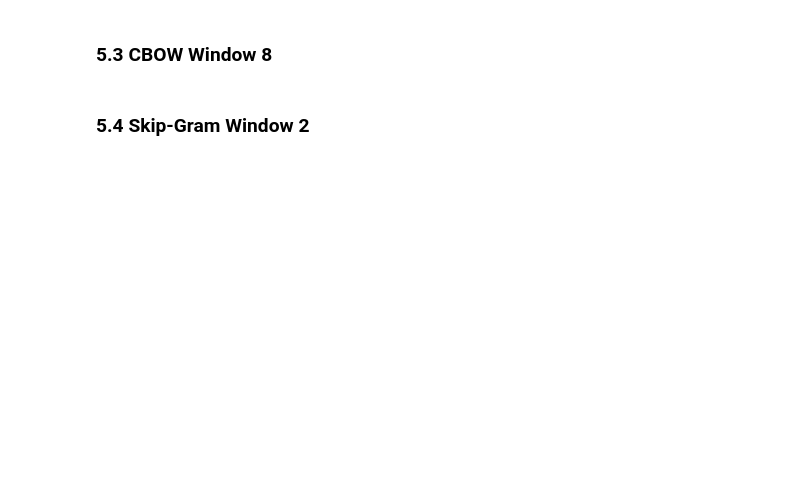
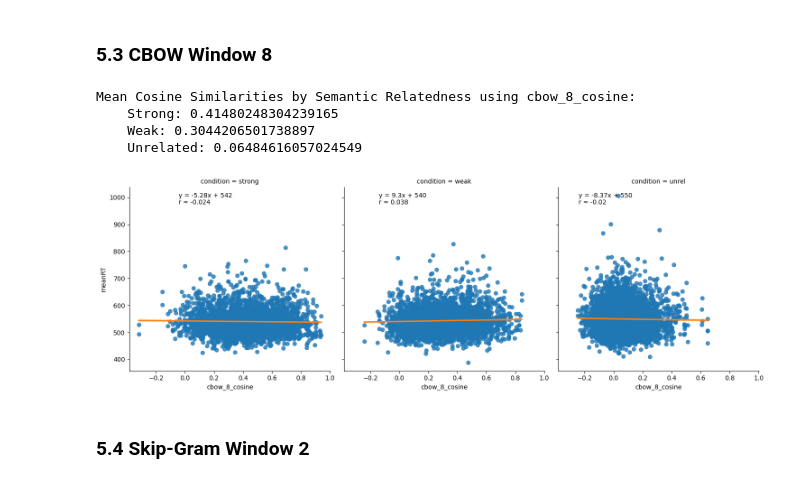
Before and after one commit to daanbrugmans/ru-computational-psycholinguistics-23-24, a Jupyter notebook: assignment-1/main.ipynb, the cells around one changed output. Saved outputs shown, nothing was run; the diff lists cells and outputs as text; code cells hidden in the pictures; blank space fills up the shorter version.

```diff
--- a/assignment-1/main.ipynb
+++ b/assignment-1/main.ipynb
@@ -102,4 +163,16 @@ skipgram_window_8 = Word2Vec.load(os.path.join(MODEL_DIR, "skipgram_window_8.wav
 # %% [markdown]
 ### 5.3 CBOW Window 8
+# %%
+test_df["cbow_8_cosine"] = test_df.apply(calculate_cosine_similarities, word2vec_model=cbow_window_8, axis=1)
+
+print_mean_cosine_similarity_by_semantic_relatedness(test_df, "cbow_8_cosine")
+
+plot_cosine_similarity_as_predictor_of_priming_effect(test_df, "cbow_8_cosine")
+# %% [output]
+Mean Cosine Similarities by Semantic Relatedness using cbow_8_cosine:
+    Strong: 0.41480248304239165
+    Weak: 0.3044206501738897
+    Unrelated: 0.06484616057024549
+[figure, added]
 # %% [markdown]
 ### 5.4 Skip-Gram Window 2
```
Also changed, not shown: parts of 12 cells of this notebook, 6 other files.
